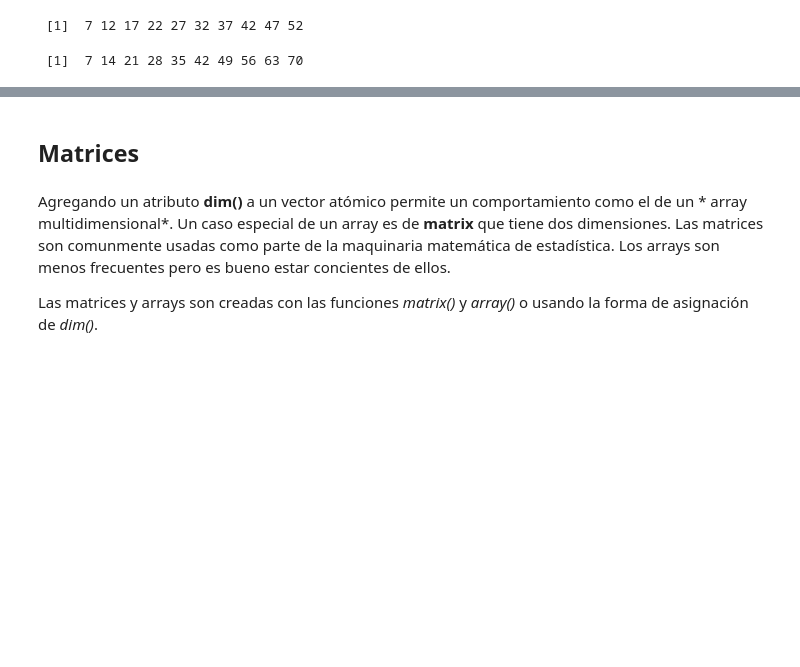
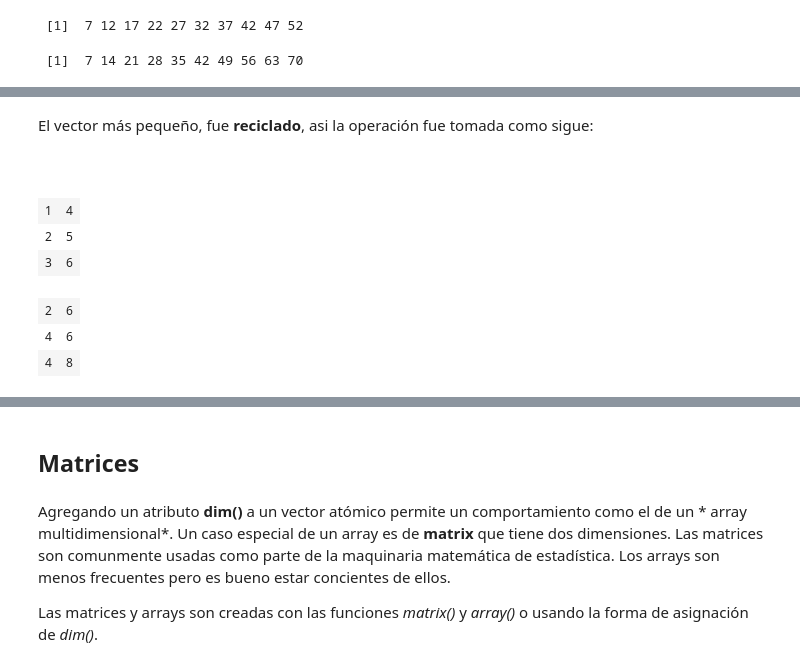
Before and after one commit to noetaza/Curso-R, a Jupyter notebook: Vectores-Matrices-Array/Vectores-Matrices-Arrays.ipynb, the cells around one changed output, grey strips where cells are left out. Saved outputs shown, nothing was run; the diff lists cells and outputs as text; code cells hidden in the pictures; blank space fills up the shorter version.

````diff
--- a/Vectores-Matrices-Array/Vectores-Matrices-Arrays.ipynb
+++ b/Vectores-Matrices-Array/Vectores-Matrices-Arrays.ipynb
@@ -150,0 +384,18 @@ sqrt(x)
+# %% [markdown]
+El vector más pequeño, fue **reciclado**, asi la operación fue tomada como sigue:
+
+```c(2,4,6,2,4) + c(6,9,0, 20,22)
+```
+# %%
+zm <- matrix(1:6, ncol=2, nrow=3)
+zm
+# %% [output]
+| 1 | 4 |
+| 2 | 5 |
+| 3 | 6 |
+# %%
+zm + c(1,2)
+# %% [output]
+| 2 | 6 |
+| 4 | 6 |
+| 4 | 8 |
````
Also changed, not shown: parts of 54 cells of this notebook.
